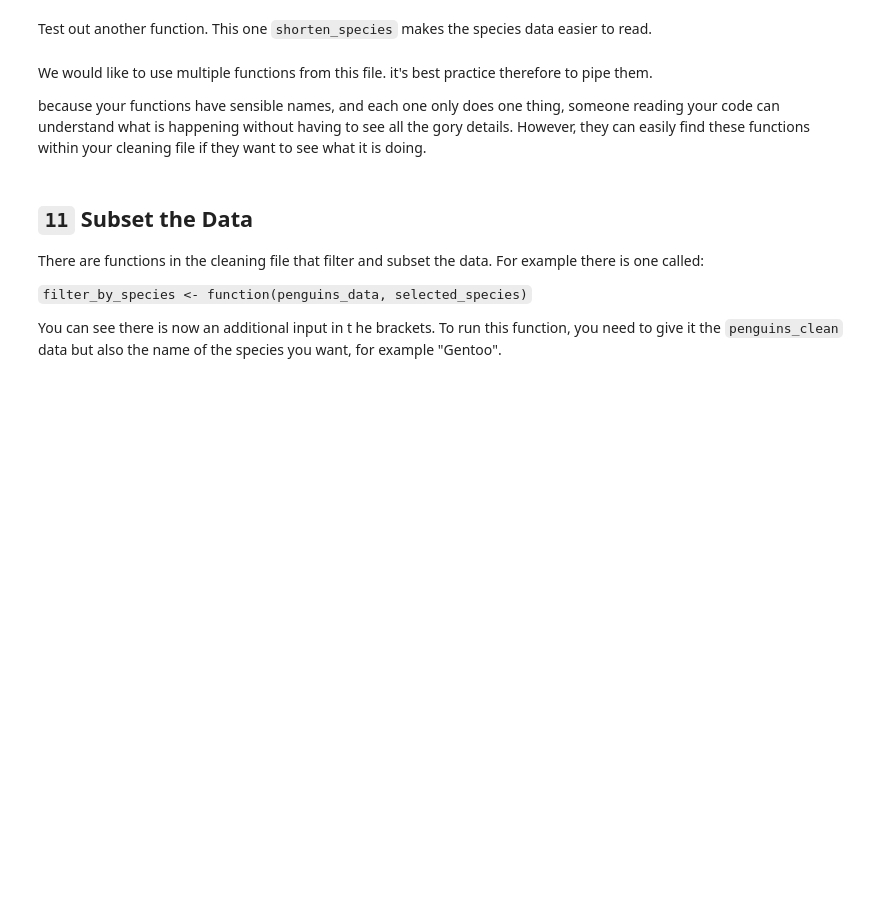
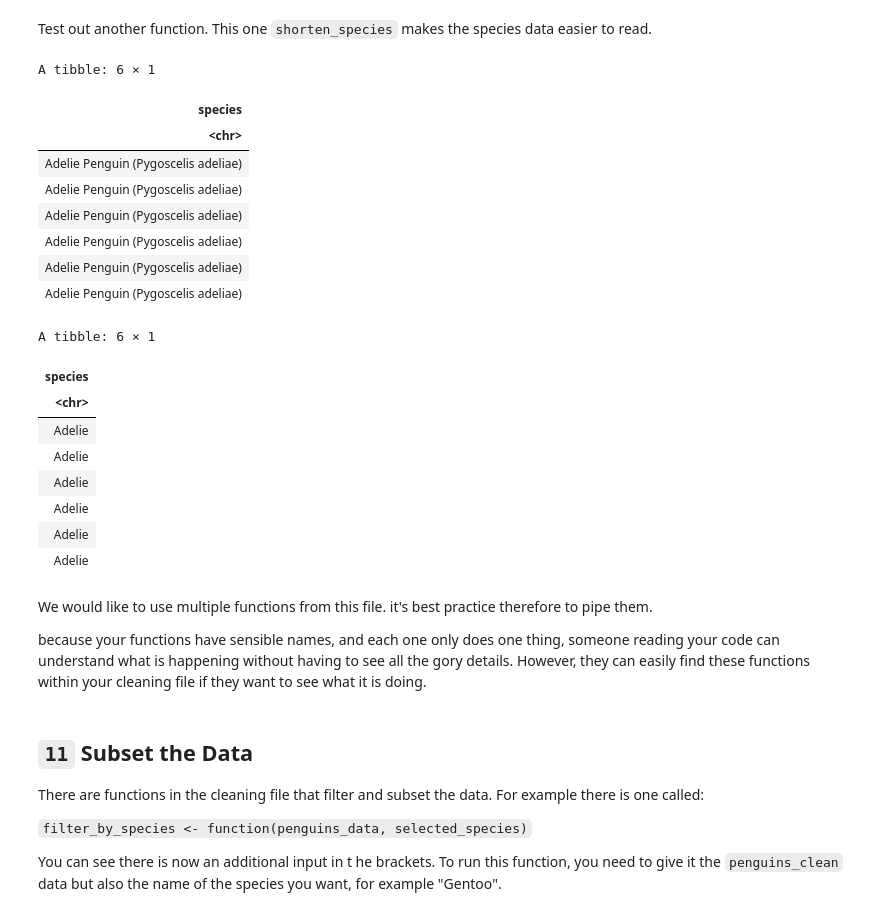
Before and after one commit to LydiaFrance/Reproducible_Figures_R, a Jupyter notebook: lesson_notebook01_recapProjects.ipynb, the cells around one changed output. Drawn from its saved outputs; the diff is of its cells as text; code cells hidden in the pictures; blank space fills up the shorter version.

Commit message:
Change dollar sign problem

```diff
--- a/lesson_notebook01_recapProjects.ipynb
+++ b/lesson_notebook01_recapProjects.ipynb
@@ -484,11 +496,34 @@ Test out another function. This one `shorten_species` makes the species data eas
 # %%
 
 # Another function fixes the species names. They're currently too long:
-head(penguins_clean$species)
+# The $ is used to access a column in a data frame
+# You can also use the column name in quotes, but this is less safe
+# You can also use the column number, but this is less safe
+# Rather than a dollar sign, you can use the double square brackets [[]]
+head(penguins_clean["species"])
 
 penguins_clean_species <- shorten_species(penguins_clean)
 
-head(penguins_clean_species$species)
+head(penguins_clean_species["species"])
+# %% [output]
+A tibble: 6 × 1
+| species |
+| <chr> |
+| Adelie Penguin (Pygoscelis adeliae) |
+| Adelie Penguin (Pygoscelis adeliae) |
+| Adelie Penguin (Pygoscelis adeliae) |
+| Adelie Penguin (Pygoscelis adeliae) |
+| Adelie Penguin (Pygoscelis adeliae) |
+| Adelie Penguin (Pygoscelis adeliae) |
+A tibble: 6 × 1
+| species |
+| <chr> |
+| Adelie |
+| Adelie |
+| Adelie |
+| Adelie |
+| Adelie |
+| Adelie |
 # %% [markdown]
 We would like to use multiple functions from this file. it's best practice therefore to pipe them.
 
```
Also changed, not shown: parts of 7 cells of this notebook, 1 other file.
